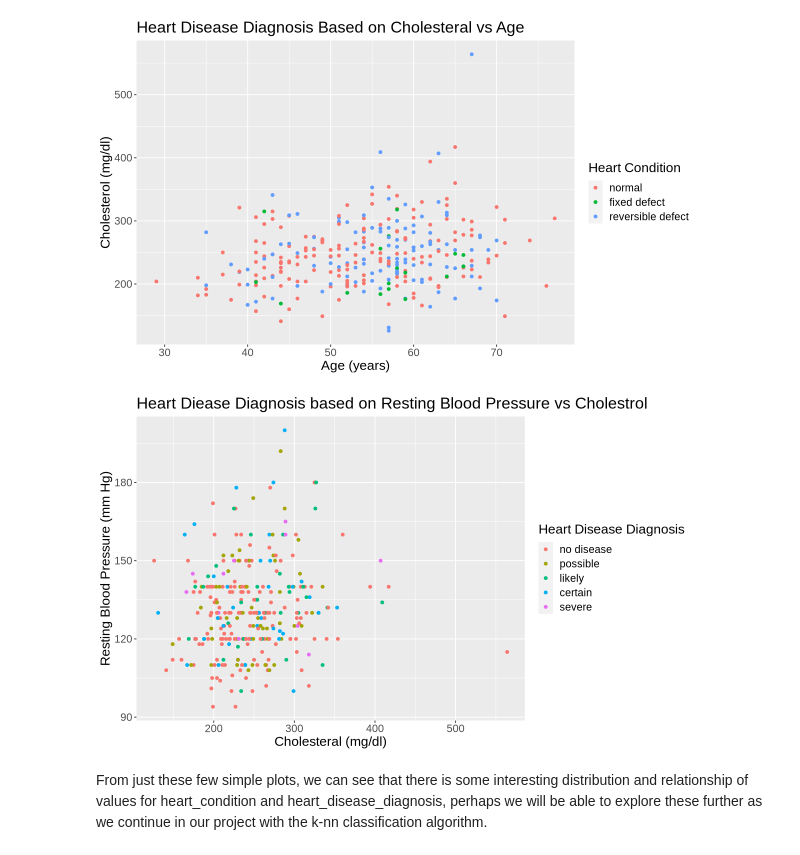
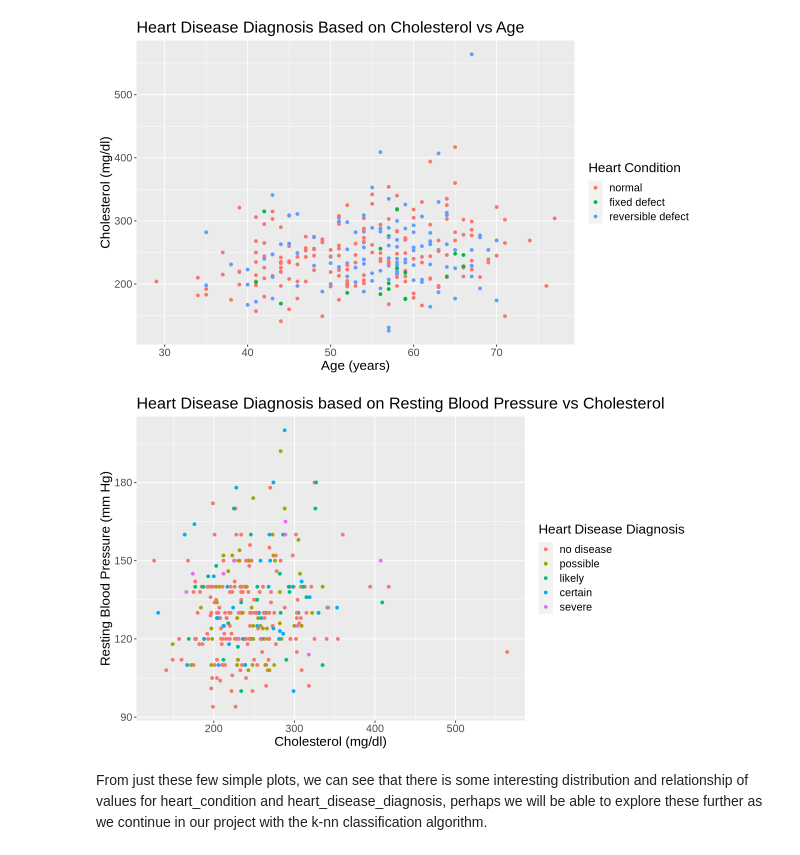
Before and after one commit to davidtheophine/dsci100-project, a Jupyter notebook: heart_disease_proposal.ipynb, the cells around one changed output. Drawn from its saved outputs; the diff is of its cells as text; code cells hidden in the pictures.

```diff
--- a/heart_disease_proposal.ipynb
+++ b/heart_disease_proposal.ipynb
@@ -220,17 +220,17 @@ age_vs_chol
 # %%
 options(repr.plot.width = 10, repr.plot.height = 6)
 
 chol_vs_trest_bps <- heart_disease_train |>
             ggplot(aes(x = chol, y = trest_bps, color = heart_disease_diagnosis)) +
             geom_point() +
-            labs(title = "Heart Diease Diagnosis based on Resting Blood Pressure vs Cholestrol",
-                x = "Cholesteral (mg/dl)", y = "Resting Blood Pressure (mm Hg)",
+            labs(title = "Heart Disease Diagnosis based on Resting Blood Pressure vs Cholesterol",
+                x = "Cholesterol (mg/dl)", y = "Resting Blood Pressure (mm Hg)",
                 color = "Heart Disease Diagnosis") +
             theme(text = element_text(size = 16))
 
 chol_vs_trest_bps
 # %% [output]
-[figure, old version]
+[figure, new version]
 # %% [markdown]
 From just these few simple plots, we can see that there is some interesting distribution and relationship of values for heart_condition and heart_disease_diagnosis, perhaps we will be able to explore these further as we continue in our project with the k-nn classification algorithm.
 # %% [markdown]
```
Also changed, not shown: parts of 2 cells of this notebook.
